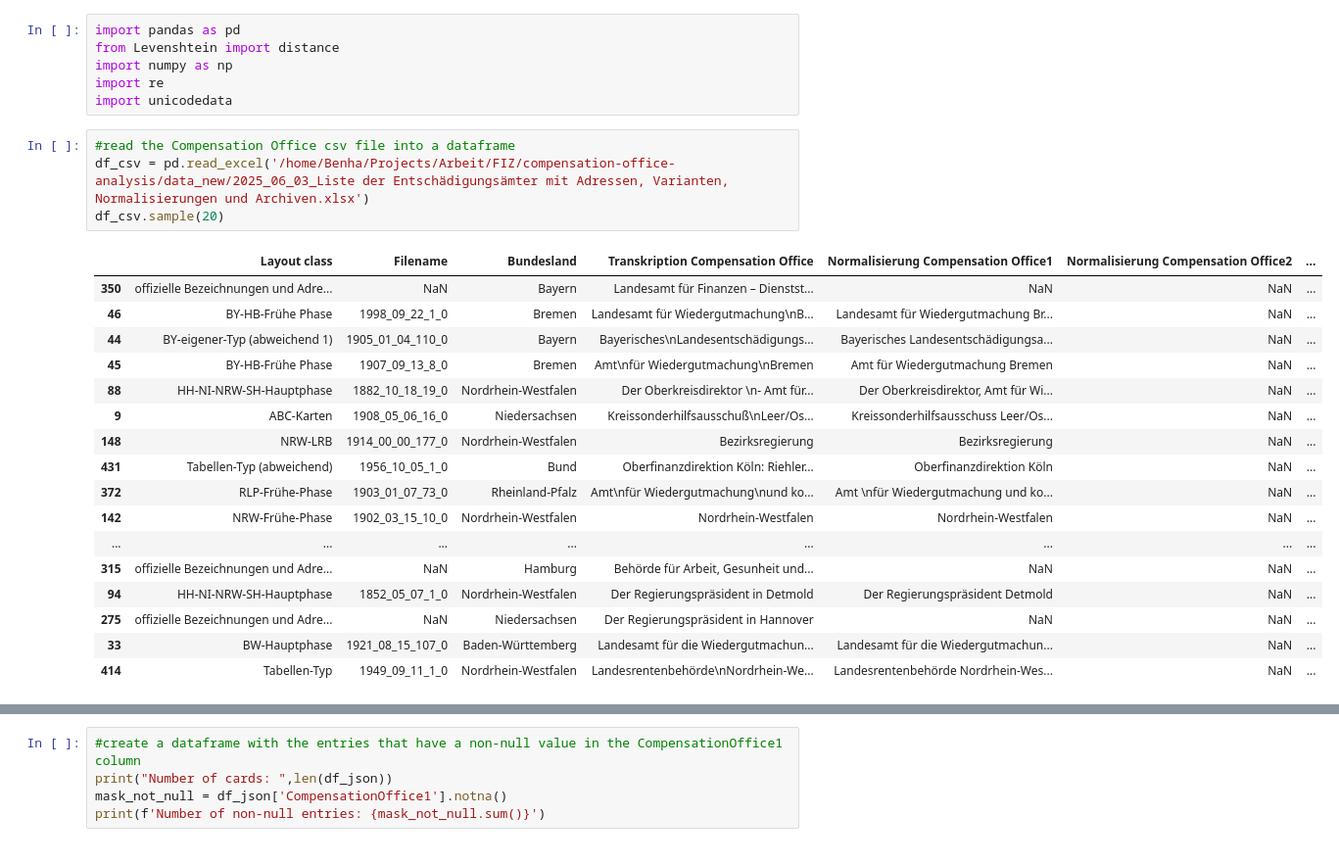
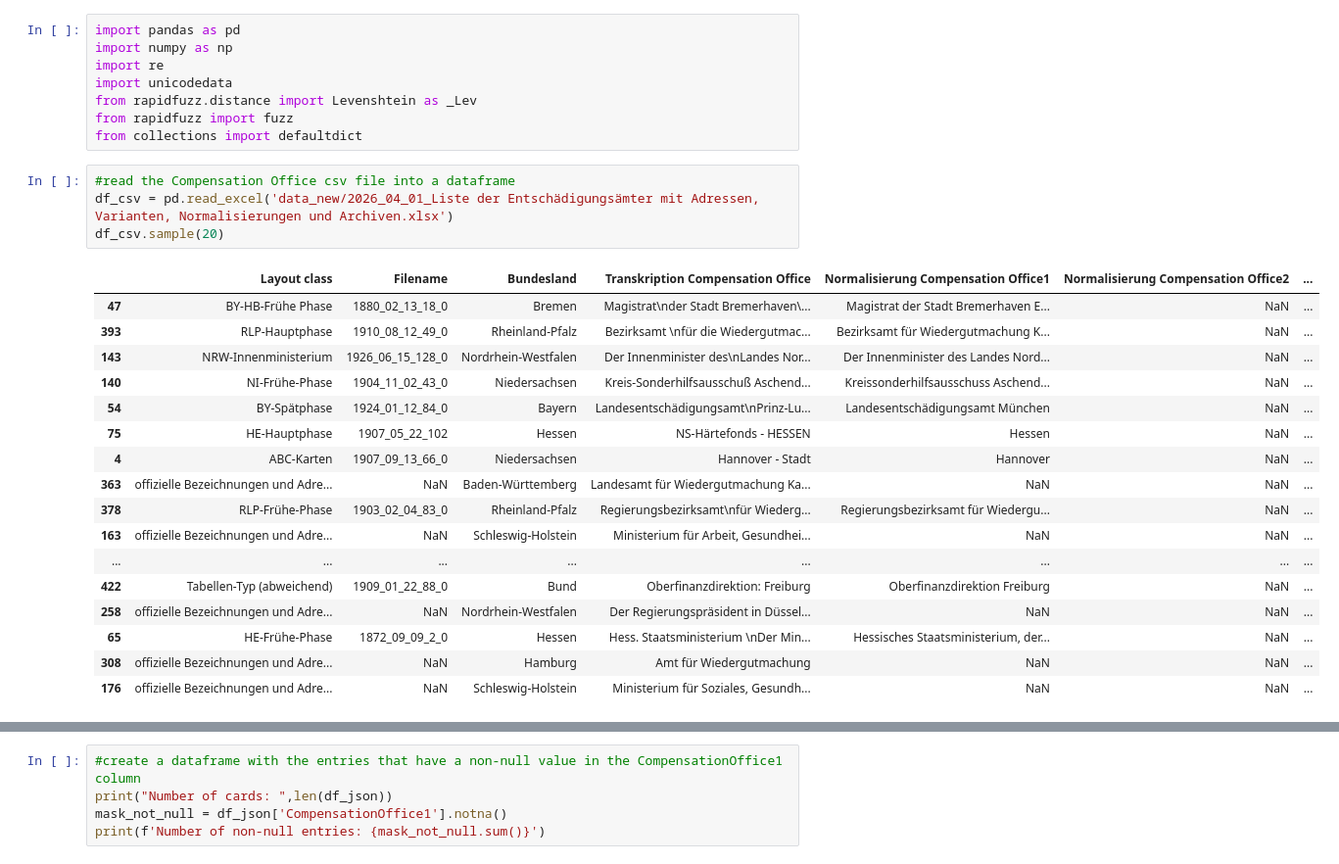
Before and after one commit to BennetHan/compensation-office-analysis, a Jupyter notebook: compensation-office-analysis.ipynb, the cells around one changed output, grey strips where cells are left out. Shown at 98% size. Cells and saved outputs as stored; diff of their text form.

Commit message:
using new gt_data, adding new columns to resulting data, using rapidfuzz instead of python distance for efficiency

```diff
--- a/compensation-office-analysis.ipynb
+++ b/compensation-office-analysis.ipynb
@@ -1,28 +1,30 @@
 # %%
 import pandas as pd
-from Levenshtein import distance
 import numpy as np
 import re
 import unicodedata
+from rapidfuzz.distance import Levenshtein as _Lev
+from rapidfuzz import fuzz
+from collections import defaultdict
 # %%
 #read the Compensation Office csv file into a dataframe
-df_csv = pd.read_excel('/home/Benha/Projects/Arbeit/FIZ/compensation-office-analysis/data_new/2025_06_03_Liste der Entschädigungsämter mit Adressen, Varianten, Normalisierungen und Archiven.xlsx')
+df_csv = pd.read_excel('data_new/2026_04_01_Liste der Entschädigungsämter mit Adressen, Varianten, Normalisierungen und Archiven.xlsx')
 df_csv.sample(20)
 # %% [output]
 |  | Layout class | Filename | Bundesland | Transkription Compensation Office | Normalisierung Compensation Office1 | Normalisierung Compensation Office2 | ... |
-| 350 | offizielle Bezeichnungen und Adre... | NaN | Bayern | Landesamt für Finanzen – Dienstst... | NaN | NaN | ... |
-| 46 | BY-HB-Frühe Phase | 1998_09_22_1_0 | Bremen | Landesamt für Wiedergutmachung\nB... | Landesamt für Wiedergutmachung Br... | NaN | ... |
-| 44 | BY-eigener-Typ (abweichend 1) | 1905_01_04_110_0 | Bayern | Bayerisches\nLandesentschädigungs... | Bayerisches Landesentschädigungsa... | NaN | ... |
-| 45 | BY-HB-Frühe Phase | 1907_09_13_8_0 | Bremen | Amt\nfür Wiedergutmachung\nBremen | Amt für Wiedergutmachung Bremen | NaN | ... |
-| 88 | HH-NI-NRW-SH-Hauptphase | 1882_10_18_19_0 | Nordrhein-Westfalen | Der Oberkreisdirektor \n- Amt für... | Der Oberkreisdirektor, Amt für Wi... | NaN | ... |
-| 9 | ABC-Karten | 1908_05_06_16_0 | Niedersachsen | Kreissonderhilfsausschuß\nLeer/Os... | Kreissonderhilfsausschuss Leer/Os... | NaN | ... |
-| 148 | NRW-LRB | 1914_00_00_177_0 | Nordrhein-Westfalen | Bezirksregierung | Bezirksregierung | NaN | ... |
-| 431 | Tabellen-Typ (abweichend) | 1956_10_05_1_0 | Bund | Oberfinanzdirektion Köln: Riehler... | Oberfinanzdirektion Köln | NaN | ... |
-| 372 | RLP-Frühe-Phase | 1903_01_07_73_0 | Rheinland-Pfalz | Amt\nfür Wiedergutmachung\nund ko... | Amt \nfür Wiedergutmachung und ko... | NaN | ... |
-| 142 | NRW-Frühe-Phase | 1902_03_15_10_0 | Nordrhein-Westfalen | Nordrhein-Westfalen | Nordrhein-Westfalen | NaN | ... |
+| 47 | BY-HB-Frühe Phase | 1880_02_13_18_0 | Bremen | Magistrat\nder Stadt Bremerhaven\... | Magistrat der Stadt Bremerhaven E... | NaN | ... |
+| 393 | RLP-Hauptphase | 1910_08_12_49_0 | Rheinland-Pfalz | Bezirksamt \nfür die Wiedergutmac... | Bezirksamt für Wiedergutmachung K... | NaN | ... |
+| 143 | NRW-Innenministerium | 1926_06_15_128_0 | Nordrhein-Westfalen | Der Innenminister des\nLandes Nor... | Der Innenminister des Landes Nord... | NaN | ... |
+| 140 | NI-Frühe-Phase | 1904_11_02_43_0 | Niedersachsen | Kreis-Sonderhilfsausschuß Aschend... | Kreissonderhilfsausschuss Aschend... | NaN | ... |
+| 54 | BY-Spätphase | 1924_01_12_84_0 | Bayern | Landesentschädigungsamt\nPrinz-Lu... | Landesentschädigungsamt München | NaN | ... |
+| 75 | HE-Hauptphase | 1907_05_22_102 | Hessen | NS-Härtefonds - HESSEN | Hessen | NaN | ... |
+| 4 | ABC-Karten | 1907_09_13_66_0 | Niedersachsen | Hannover - Stadt | Hannover | NaN | ... |
+| 363 | offizielle Bezeichnungen und Adre... | NaN | Baden-Württemberg | Landesamt für Wiedergutmachung Ka... | NaN | NaN | ... |
+| 378 | RLP-Frühe-Phase | 1903_02_04_83_0 | Rheinland-Pfalz | Regierungsbezirksamt\nfür Wiederg... | Regierungsbezirksamt für Wiedergu... | NaN | ... |
+| 163 | offizielle Bezeichnungen und Adre... | NaN | Schleswig-Holstein | Ministerium für Arbeit, Gesundhei... | NaN | NaN | ... |
 | ... | ... | ... | ... | ... | ... | ... | ... |
-| 315 | offizielle Bezeichnungen und Adre... | NaN | Hamburg | Behörde für Arbeit, Gesunheit und... | NaN | NaN | ... |
-| 94 | HH-NI-NRW-SH-Hauptphase | 1852_05_07_1_0 | Nordrhein-Westfalen | Der Regierungspräsident in Detmold | Der Regierungspräsident Detmold | NaN | ... |
-| 275 | offizielle Bezeichnungen und Adre... | NaN | Niedersachsen | Der Regierungspräsident in Hannover | NaN | NaN | ... |
-| 33 | BW-Hauptphase | 1921_08_15_107_0 | Baden-Württemberg | Landesamt für die Wiedergutmachun... | Landesamt für die Wiedergutmachun... | NaN | ... |
-| 414 | Tabellen-Typ | 1949_09_11_1_0 | Nordrhein-Westfalen | Landesrentenbehörde\nNordrhein-We... | Landesrentenbehörde Nordrhein-Wes... | NaN | ... |
+| 422 | Tabellen-Typ (abweichend) | 1909_01_22_88_0 | Bund | Oberfinanzdirektion: Freiburg | Oberfinanzdirektion Freiburg | NaN | ... |
+| 258 | offizielle Bezeichnungen und Adre... | NaN | Nordrhein-Westfalen | Der Regierungspräsident in Düssel... | NaN | NaN | ... |
+| 65 | HE-Frühe-Phase | 1872_09_09_2_0 | Hessen | Hess. Staatsministerium \nDer Min... | Hessisches Staatsministerium, der... | NaN | ... |
+| 308 | offizielle Bezeichnungen und Adre... | NaN | Hamburg | Amt für Wiedergutmachung | NaN | NaN | ... |
+| 176 | offizielle Bezeichnungen und Adre... | NaN | Schleswig-Holstein | Ministerium für Soziales, Gesundh... | NaN | NaN | ... |
```
Also changed, not shown: parts of 61 cells of this notebook, 5 other files.
